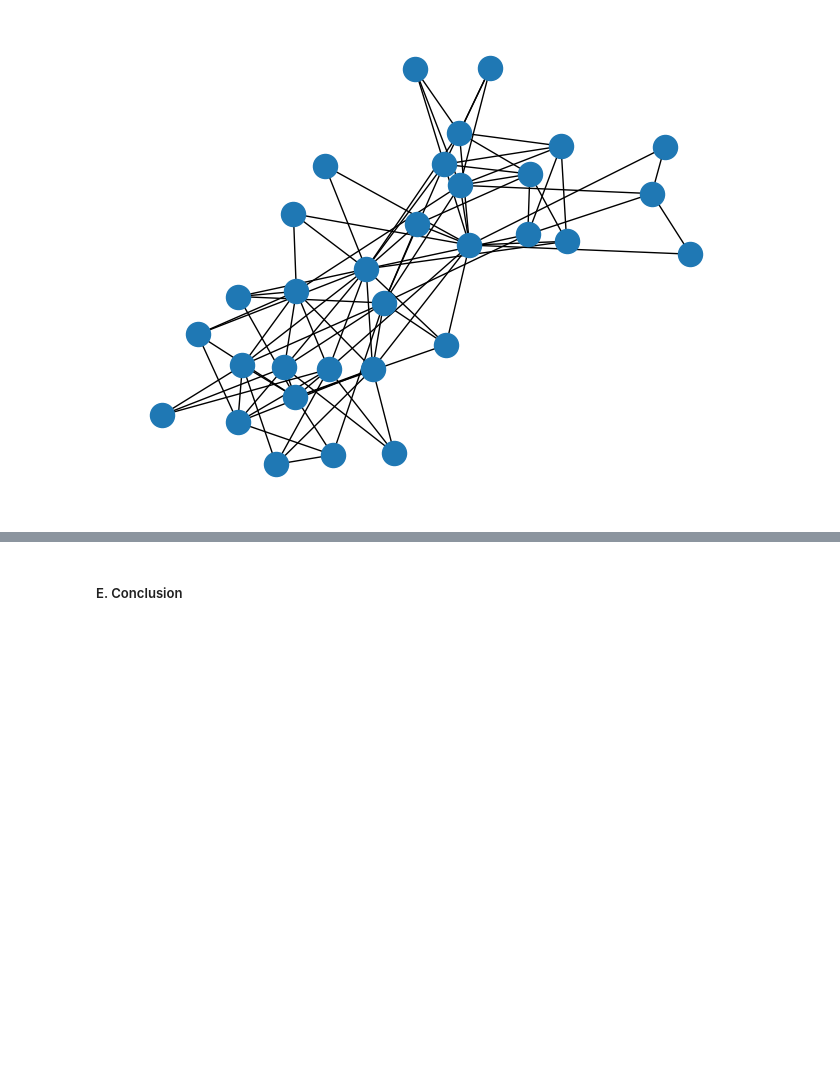
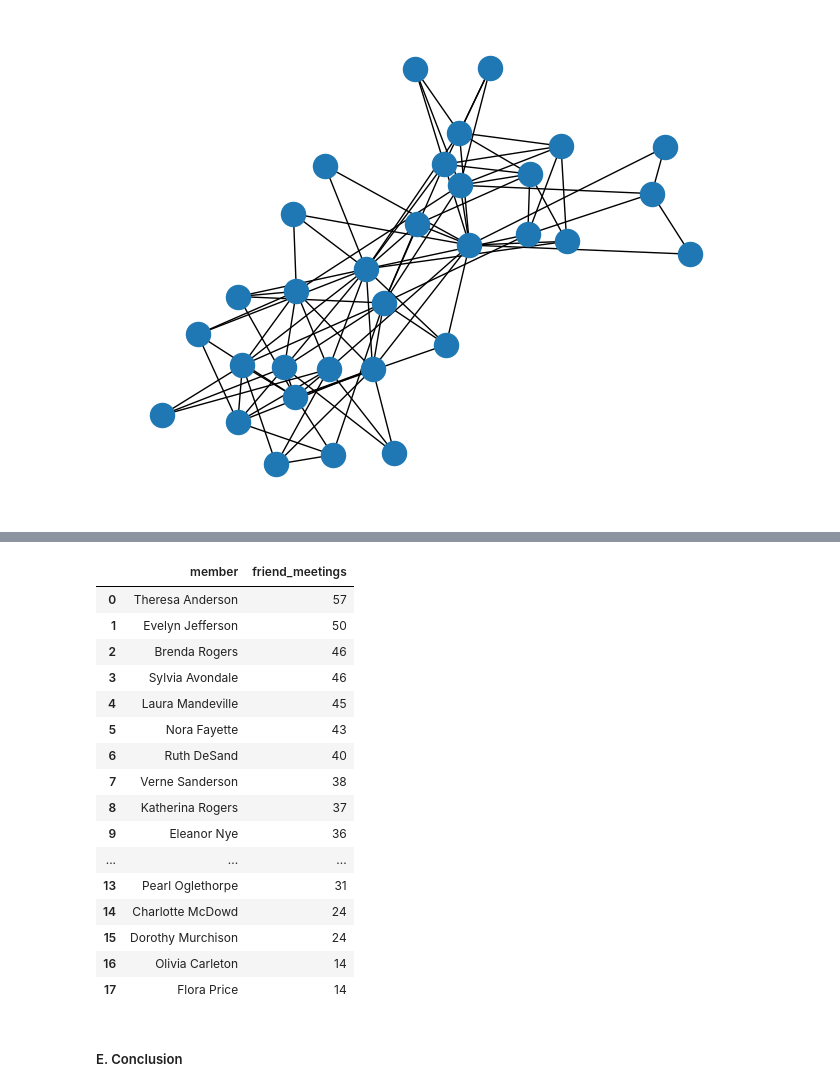
Before and after one commit to klmartin1998/spring2024-data620, a Jupyter notebook: assignments/assignment4/data620_assignment4.ipynb, the cells around one changed output, grey strips where cells are left out. Saved outputs shown, nothing was run; the diff lists cells and outputs as text; code cells hidden in the pictures; blank space fills up the shorter version.

```diff
--- a/assignments/assignment4/data620_assignment4.ipynb
+++ b/assignments/assignment4/data620_assignment4.ipynb
@@ -128,2 +197,24 @@ plt.show()
+# %%
+meetings_df = pd.DataFrame([{'member':w,'friend_meetings':W.degree(w,weight='weight')} for w in women])
+# %%
+meetings_df.sort_values(by='friend_meetings', ascending=False).reset_index(drop=True)
+# %% [output]
+|  | member | friend_meetings |
+| 0 | Theresa Anderson | 57 |
+| 1 | Evelyn Jefferson | 50 |
+| 2 | Brenda Rogers | 46 |
+| 3 | Sylvia Avondale | 46 |
+| 4 | Laura Mandeville | 45 |
+| 5 | Nora Fayette | 43 |
+| 6 | Ruth DeSand | 40 |
+| 7 | Verne Sanderson | 38 |
+| 8 | Katherina Rogers | 37 |
+| 9 | Eleanor Nye | 36 |
+| ... | ... | ... |
+| 13 | Pearl Oglethorpe | 31 |
+| 14 | Charlotte McDowd | 24 |
+| 15 | Dorothy Murchison | 24 |
+| 16 | Olivia Carleton | 14 |
+| 17 | Flora Price | 14 |
 # %% [markdown]
 ##### E. Conclusion
```
Also changed, not shown: parts of 15 cells of this notebook, 1 other file.
